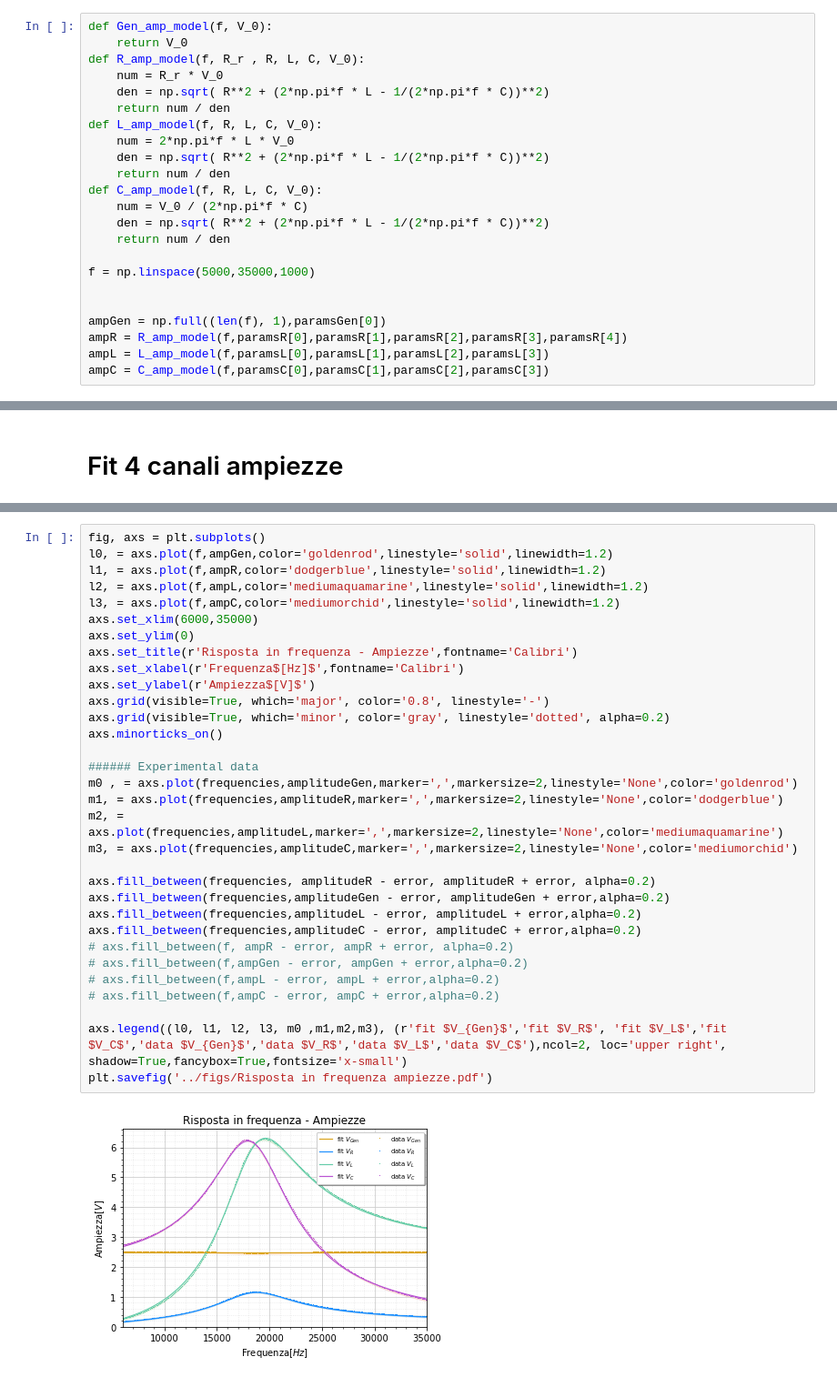
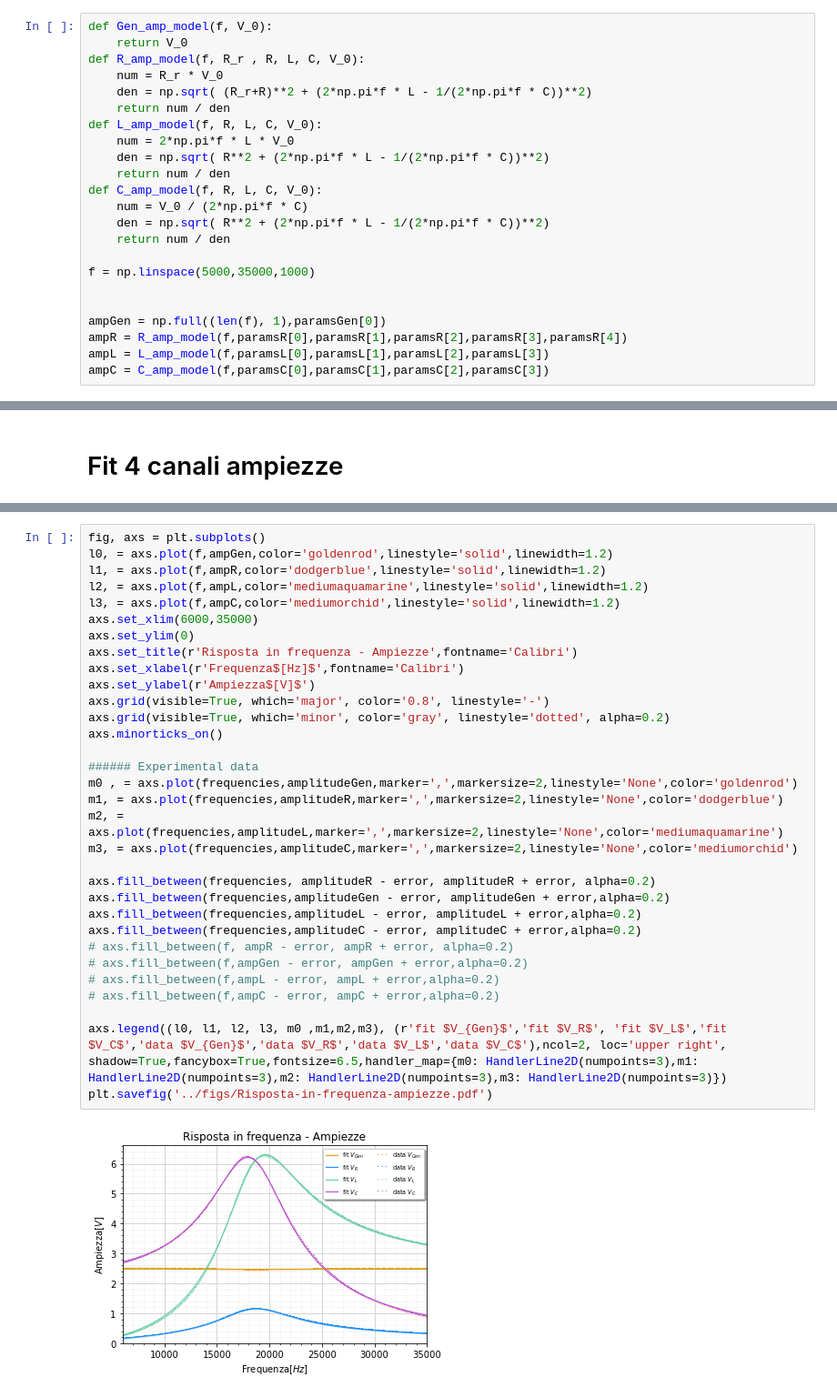
Before and after one commit to Feyn-23/Lab-II, a Jupyter notebook: code/graphs.ipynb, the cells around one changed output, grey strips where cells are left out. Shown at 91% size. Drawn from its saved outputs; the diff is of its cells as text.

```diff
--- a/code/graphs.ipynb
+++ b/code/graphs.ipynb
@@ -51,7 +52,7 @@ def Gen_amp_model(f, V_0):
     return V_0
 def R_amp_model(f, R_r , R, L, C, V_0):
     num = R_r * V_0
-    den = np.sqrt( R**2 + (2*np.pi*f * L - 1/(2*np.pi*f * C))**2)
+    den = np.sqrt( (R_r+R)**2 + (2*np.pi*f * L - 1/(2*np.pi*f * C))**2)
     return num / den
 def L_amp_model(f, R, L, C, V_0):
     num = 2*np.pi*f * L * V_0
@@ -82,33 +83,33 @@ error*=200
 fig, axs = plt.subplots()
 l0, = axs.plot(f,ampGen,color='goldenrod',linestyle='solid',linewidth=1.2)
 l1, = axs.plot(f,ampR,color='dodgerblue',linestyle='solid',linewidth=1.2)
 l2, = axs.plot(f,ampL,color='mediumaquamarine',linestyle='solid',linewidth=1.2)
 l3, = axs.plot(f,ampC,color='mediumorchid',linestyle='solid',linewidth=1.2)
 axs.set_xlim(6000,35000)
 axs.set_ylim(0)
 axs.set_title(r'Risposta in frequenza - Ampiezze',fontname='Calibri')
 axs.set_xlabel(r'Frequenza$[Hz]$',fontname='Calibri')
 axs.set_ylabel(r'Ampiezza$[V]$')
 axs.grid(visible=True, which='major', color='0.8', linestyle='-')
 axs.grid(visible=True, which='minor', color='gray', linestyle='dotted', alpha=0.2)
 axs.minorticks_on()
 
 ###### Experimental data
 m0 , = axs.plot(frequencies,amplitudeGen,marker=',',markersize=2,linestyle='None',color='goldenrod')
 m1, = axs.plot(frequencies,amplitudeR,marker=',',markersize=2,linestyle='None',color='dodgerblue')
 m2, = axs.plot(frequencies,amplitudeL,marker=',',markersize=2,linestyle='None',color='mediumaquamarine')
 m3, = axs.plot(frequencies,amplitudeC,marker=',',markersize=2,linestyle='None',color='mediumorchid')
 
 axs.fill_between(frequencies, amplitudeR - error, amplitudeR + error, alpha=0.2)
 axs.fill_between(frequencies,amplitudeGen - error, amplitudeGen + error,alpha=0.2)
 axs.fill_between(frequencies,amplitudeL - error, amplitudeL + error,alpha=0.2)
 axs.fill_between(frequencies,amplitudeC - error, amplitudeC + error,alpha=0.2)
 # axs.fill_between(f, ampR - error, ampR + error, alpha=0.2)
 # axs.fill_between(f,ampGen - error, ampGen + error,alpha=0.2)
 # axs.fill_between(f,ampL - error, ampL + error,alpha=0.2)
 # axs.fill_between(f,ampC - error, ampC + error,alpha=0.2)
 
-axs.legend((l0, l1, l2, l3, m0 ,m1,m2,m3), (r'fit $V_{Gen}$','fit $V_R$', 'fit $V_L$','fit $V_C$','data $V_{Gen}$','data $V_R$','data $V_L$','data $V_C$'),ncol=2, loc='upper right', shadow=True,fancybox=True,fontsize='x-small')
-plt.savefig('../figs/Risposta in frequenza ampiezze.pdf')
+axs.legend((l0, l1, l2, l3, m0 ,m1,m2,m3), (r'fit $V_{Gen}$','fit $V_R$', 'fit $V_L$','fit $V_C$','data $V_{Gen}$','data $V_R$','data $V_L$','data $V_C$'),ncol=2, loc='upper right', shadow=True,fancybox=True,fontsize=6.5,handler_map={m0: HandlerLine2D(numpoints=3),m1: HandlerLine2D(numpoints=3),m2: HandlerLine2D(numpoints=3),m3: HandlerLine2D(numpoints=3)})
+plt.savefig('../figs/Risposta-in-frequenza-ampiezze.pdf')
 # %% [output]
-[figure, old version]
+[figure, new version]
```
Also changed, not shown: parts of 4 cells of this notebook, 4 other files.
